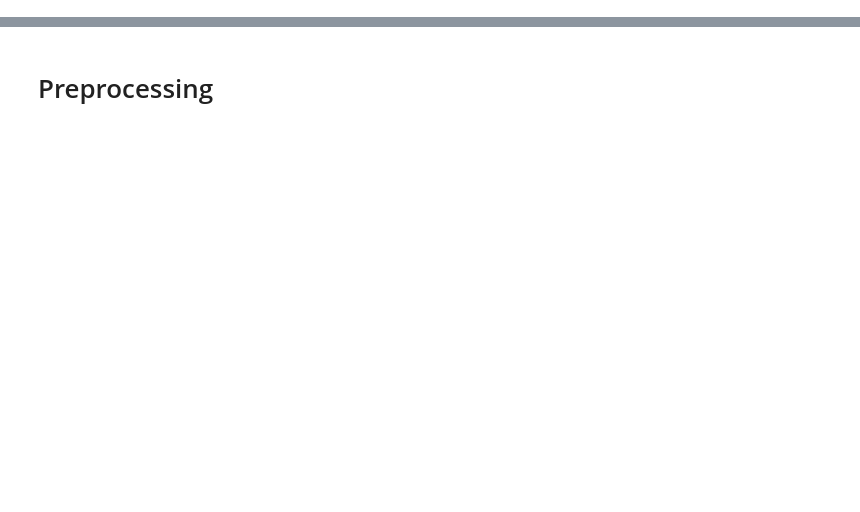
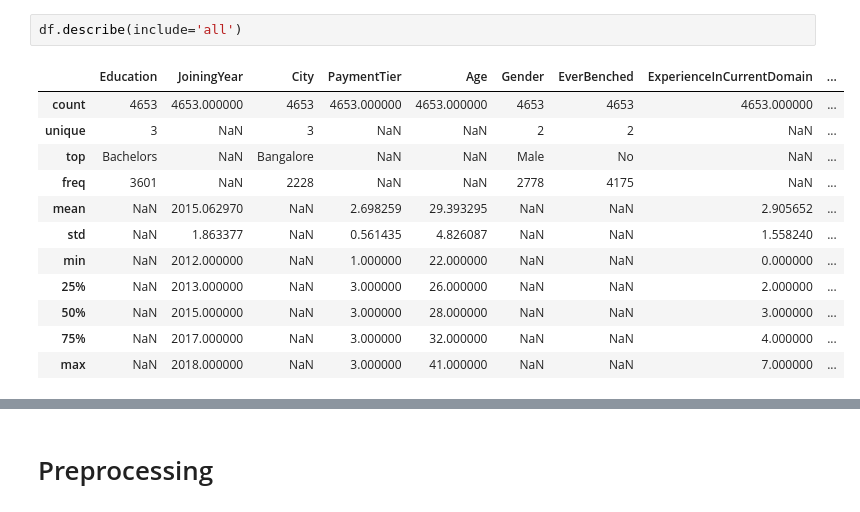
Before and after one commit to Anh-Vinh/Final_Machine_Learning, a Jupyter notebook: final.ipynb, the cells around one changed output, grey strips where cells are left out. Cells and saved outputs as stored; diff of their text form; blank space fills up the shorter version.

```diff
--- a/final.ipynb
+++ b/final.ipynb
@@ -40,0 +51,15 @@ plt.show()
+# %%
+df.describe(include='all')
+# %% [output]
+|  | Education | JoiningYear | City | PaymentTier | Age | Gender | EverBenched | ExperienceInCurrentDomain | ... |
+| count | 4653 | 4653.000000 | 4653 | 4653.000000 | 4653.000000 | 4653 | 4653 | 4653.000000 | ... |
+| unique | 3 | NaN | 3 | NaN | NaN | 2 | 2 | NaN | ... |
+| top | Bachelors | NaN | Bangalore | NaN | NaN | Male | No | NaN | ... |
+| freq | 3601 | NaN | 2228 | NaN | NaN | 2778 | 4175 | NaN | ... |
+| mean | NaN | 2015.062970 | NaN | 2.698259 | 29.393295 | NaN | NaN | 2.905652 | ... |
+| std | NaN | 1.863377 | NaN | 0.561435 | 4.826087 | NaN | NaN | 1.558240 | ... |
+| min | NaN | 2012.000000 | NaN | 1.000000 | 22.000000 | NaN | NaN | 0.000000 | ... |
+| 25% | NaN | 2013.000000 | NaN | 3.000000 | 26.000000 | NaN | NaN | 2.000000 | ... |
+| 50% | NaN | 2015.000000 | NaN | 3.000000 | 28.000000 | NaN | NaN | 3.000000 | ... |
+| 75% | NaN | 2017.000000 | NaN | 3.000000 | 32.000000 | NaN | NaN | 4.000000 | ... |
+| max | NaN | 2018.000000 | NaN | 3.000000 | 41.000000 | NaN | NaN | 7.000000 | ... |
```
Also changed, not shown: parts of 11 cells of this notebook.
